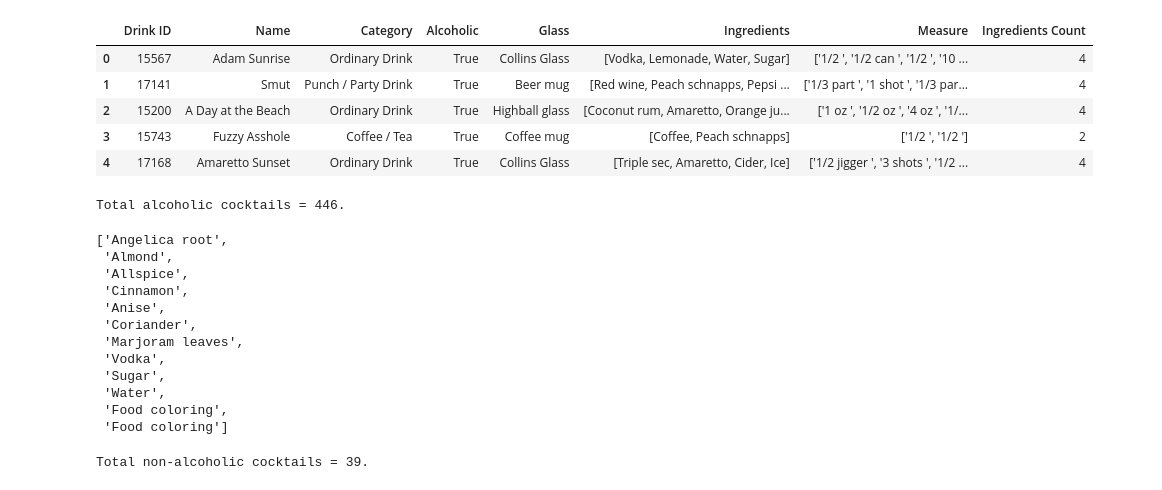
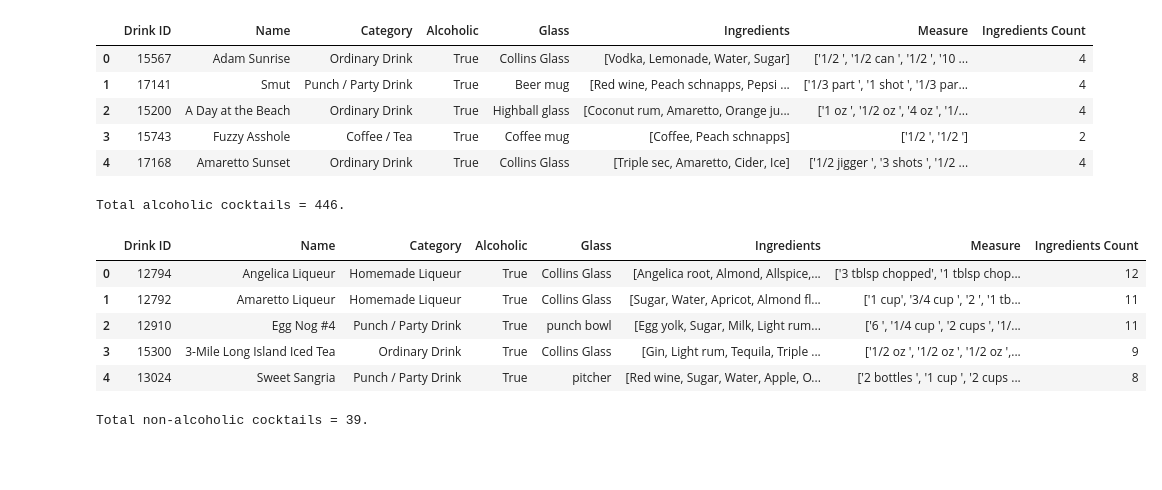
Before and after one commit to ashleep/Project-1_Team-1, a Jupyter notebook: Drinks_main.ipynb, the cells around one changed output. Drawn from its saved outputs; the diff is of its cells as text; code cells hidden in the pictures; blank space fills up the shorter version.

```diff
--- a/Drinks_main.ipynb
+++ b/Drinks_main.ipynb
@@ -181,21 +181,14 @@ drink_non_df = drink_df.loc[drink_df['Alcoholic'] != True].sort_values('Ingredie
 # %%
 print(f"Total alcoholic cocktails = {len(drink_al_df)}.")
 drink_al_df.head()
-drink_al_df.loc[0,'Ingredients']
 # %% [output]
 Total alcoholic cocktails = 446.
-['Angelica root',
- 'Almond',
- 'Allspice',
- 'Cinnamon',
- 'Anise',
- 'Coriander',
- 'Marjoram leaves',
- 'Vodka',
- 'Sugar',
- 'Water',
- 'Food coloring',
- 'Food coloring']
+|  | Drink ID | Name | Category | Alcoholic | Glass | Ingredients | Measure | Ingredients Count |
+| 0 | 12794 | Angelica Liqueur | Homemade Liqueur | True | Collins Glass | [Angelica root, Almond, Allspice,... | ['3 tblsp chopped', '1 tblsp chop... | 12 |
+| 1 | 12792 | Amaretto Liqueur | Homemade Liqueur | True | Collins Glass | [Sugar, Water, Apricot, Almond fl... | ['1 cup', '3/4 cup ', '2 ', '1 tb... | 11 |
+| 2 | 12910 | Egg Nog #4 | Punch / Party Drink | True | punch bowl | [Egg yolk, Sugar, Milk, Light rum... | ['6 ', '1/4 cup ', '2 cups ', '1/... | 11 |
+| 3 | 15300 | 3-Mile Long Island Iced Tea | Ordinary Drink | True | Collins Glass | [Gin, Light rum, Tequila, Triple ... | ['1/2 oz ', '1/2 oz ', '1/2 oz ',... | 9 |
+| 4 | 13024 | Sweet Sangria | Punch / Party Drink | True | pitcher | [Red wine, Sugar, Water, Apple, O... | ['2 bottles ', '1 cup ', '2 cups ... | 8 |
 # %%
 print(f"Total non-alcoholic cocktails = {len(drink_non_df)}.")
 drink_non_df.head()
```
